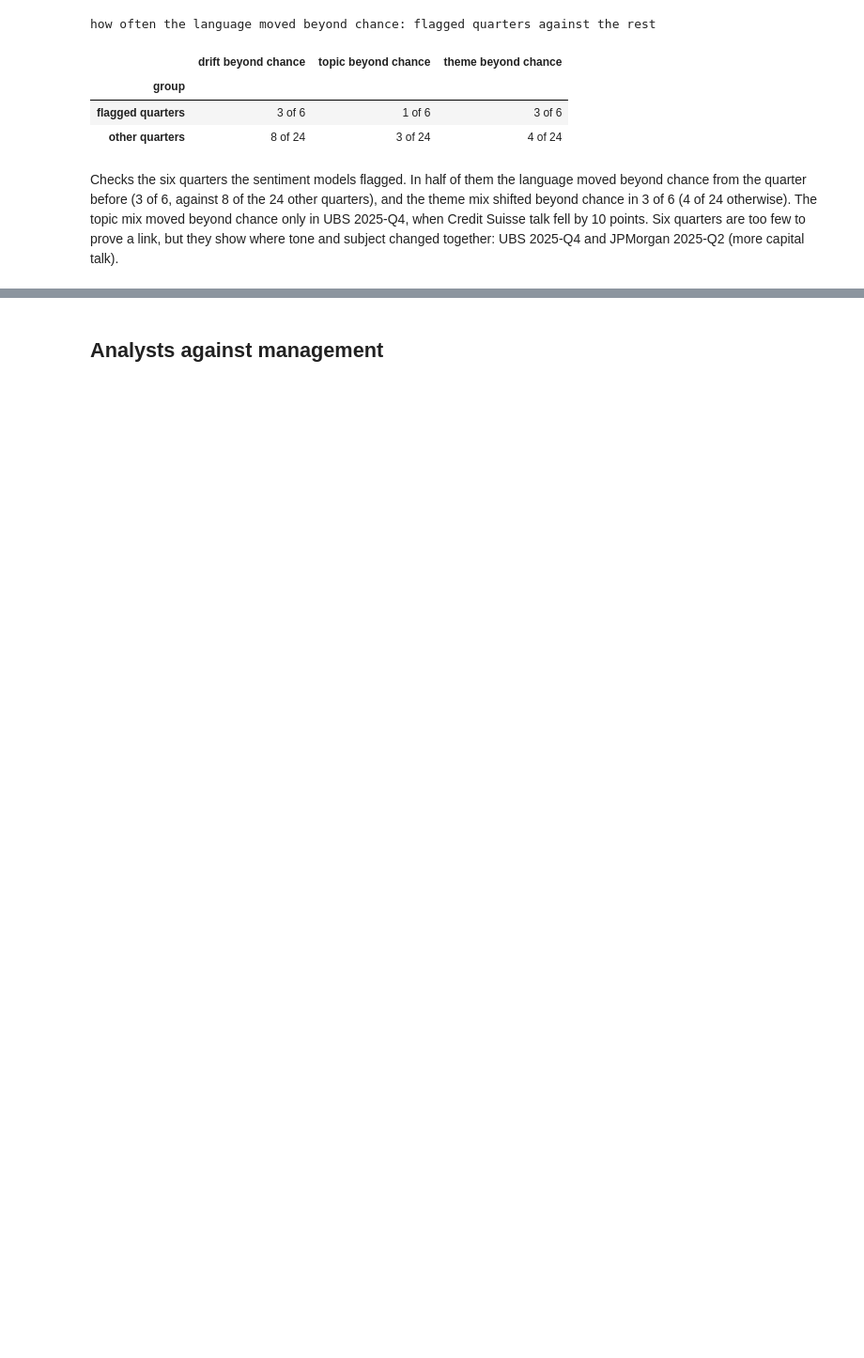
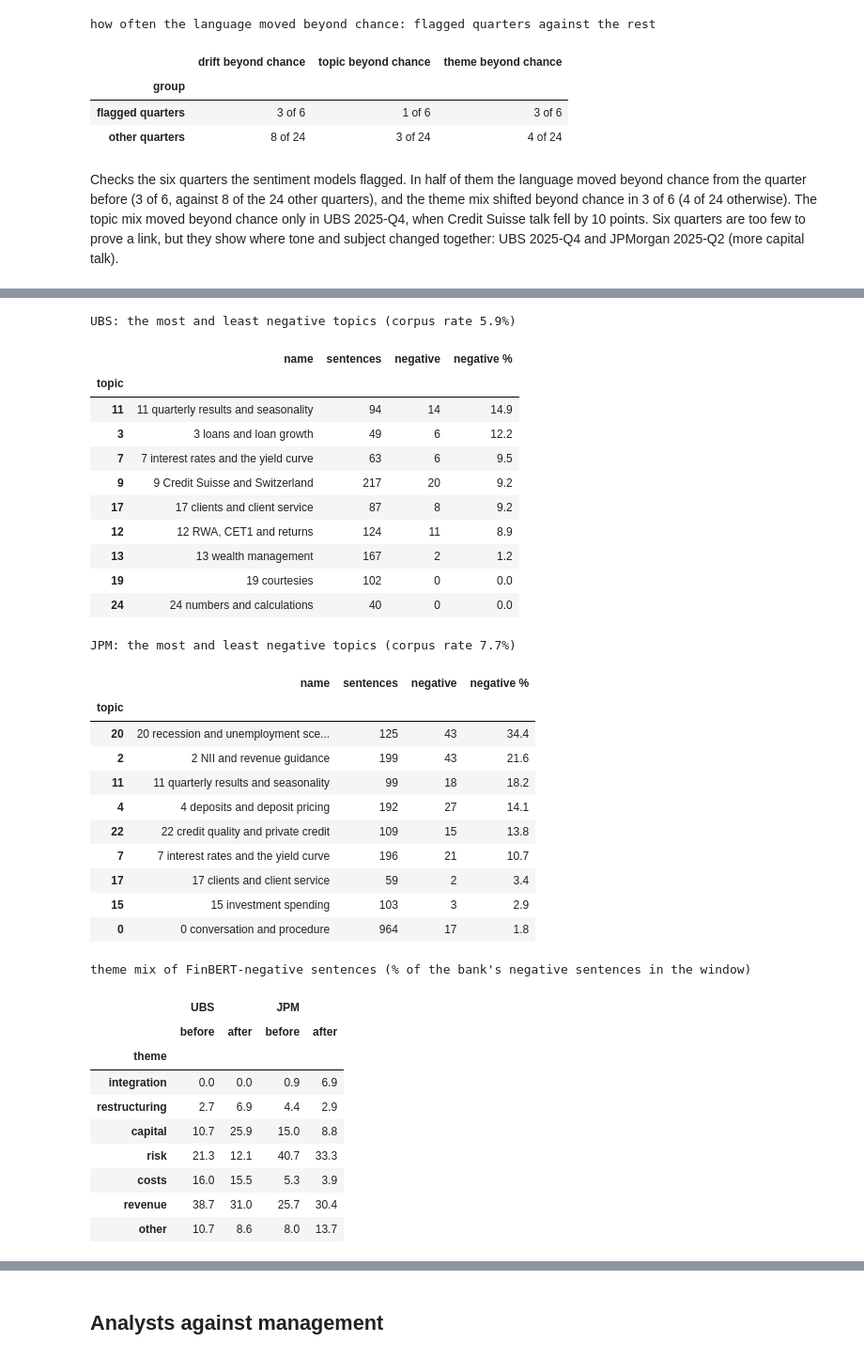
Before and after one commit to maybebool/boe-financial-analysis, a Jupyter notebook: notebooks/angelo/angelo_a3.ipynb, the cells around one changed output, grey strips where cells are left out. Shown at 94% size. Saved outputs shown, nothing was run; the diff lists cells and outputs as text; code cells hidden in the pictures; blank space fills up the shorter version.

```diff
--- a/notebooks/angelo/angelo_a3.ipynb
+++ b/notebooks/angelo/angelo_a3.ipynb
@@ -1467,0 +1596,53 @@ The comparison gives the sentiment results a subject: when tone and topic change
+# %%
+# 6.3 which topics are most often negative (share of the topic's sentences that FinBERT calls negative, 2022 to
+# 2025, topics with at least 40 sentences at the bank), and the theme mix of negative sentences before and after
+rate = (qa.groupby(["bank", "topic"]).agg(sentences=("key", "size"), negative=("neg_finbert", "sum"))
+        .query("sentences >= 40"))
+rate["negative %"] = 100 * rate["negative"] / rate["sentences"]
+rate.insert(0, "name", [topic_label(t) for _, t in rate.index])
+rate.round(1).to_csv(OUT / "negative_rate_by_topic.csv")
+for b in BANKS:
+    print(f"{b}: the most and least negative topics (corpus rate {100 * qa.loc[qa['bank'] == b, 'neg_finbert'].mean():.1f}%)")
+    r = rate.loc[b].sort_values("negative %", ascending=False)
+    display(pd.concat([r.head(6), r.tail(3)]).round(1))
+
+print("theme mix of FinBERT-negative sentences (% of the bank's negative sentences in the window)")
+nq = qa[qa["neg_finbert"] & qa["window"].isin(["before", "after"])]
+display((100 * pd.crosstab(nq["theme"], [nq["bank"], nq["window"]], normalize="columns"))
+        .reindex(index=THEMES, columns=pd.MultiIndex.from_product([BANKS, ["before", "after"]])).round(1))
+# %% [output]
+UBS: the most and least negative topics (corpus rate 5.9%)
+|  | name | sentences | negative | negative % |
+| topic |  |  |  |  |
+| 11 | 11 quarterly results and seasonality | 94 | 14 | 14.9 |
+| 3 | 3 loans and loan growth | 49 | 6 | 12.2 |
+| 7 | 7 interest rates and the yield curve | 63 | 6 | 9.5 |
+| 9 | 9 Credit Suisse and Switzerland | 217 | 20 | 9.2 |
+| 17 | 17 clients and client service | 87 | 8 | 9.2 |
+| 12 | 12 RWA, CET1 and returns | 124 | 11 | 8.9 |
+| 13 | 13 wealth management | 167 | 2 | 1.2 |
+| 19 | 19 courtesies | 102 | 0 | 0.0 |
+| 24 | 24 numbers and calculations | 40 | 0 | 0.0 |
+JPM: the most and least negative topics (corpus rate 7.7%)
+|  | name | sentences | negative | negative % |
+| topic |  |  |  |  |
+| 20 | 20 recession and unemployment sce... | 125 | 43 | 34.4 |
+| 2 | 2 NII and revenue guidance | 199 | 43 | 21.6 |
+| 11 | 11 quarterly results and seasonality | 99 | 18 | 18.2 |
+| 4 | 4 deposits and deposit pricing | 192 | 27 | 14.1 |
+| 22 | 22 credit quality and private credit | 109 | 15 | 13.8 |
+| 7 | 7 interest rates and the yield curve | 196 | 21 | 10.7 |
+| 17 | 17 clients and client service | 59 | 2 | 3.4 |
+| 15 | 15 investment spending | 103 | 3 | 2.9 |
+| 0 | 0 conversation and procedure | 964 | 17 | 1.8 |
+theme mix of FinBERT-negative sentences (% of the bank's negative sentences in the window)
+|  | UBS |  | JPM |  |
+|  | before | after | before | after |
+| theme |  |  |  |  |
+| integration | 0.0 | 0.0 | 0.9 | 6.9 |
+| restructuring | 2.7 | 6.9 | 4.4 | 2.9 |
+| capital | 10.7 | 25.9 | 15.0 | 8.8 |
+| risk | 21.3 | 12.1 | 40.7 | 33.3 |
+| costs | 16.0 | 15.5 | 5.3 | 3.9 |
+| revenue | 38.7 | 31.0 | 25.7 | 30.4 |
+| other | 10.7 | 8.6 | 8.0 | 13.7 |
```
Also changed, not shown: parts of 12 cells of this notebook, 1 other file.
